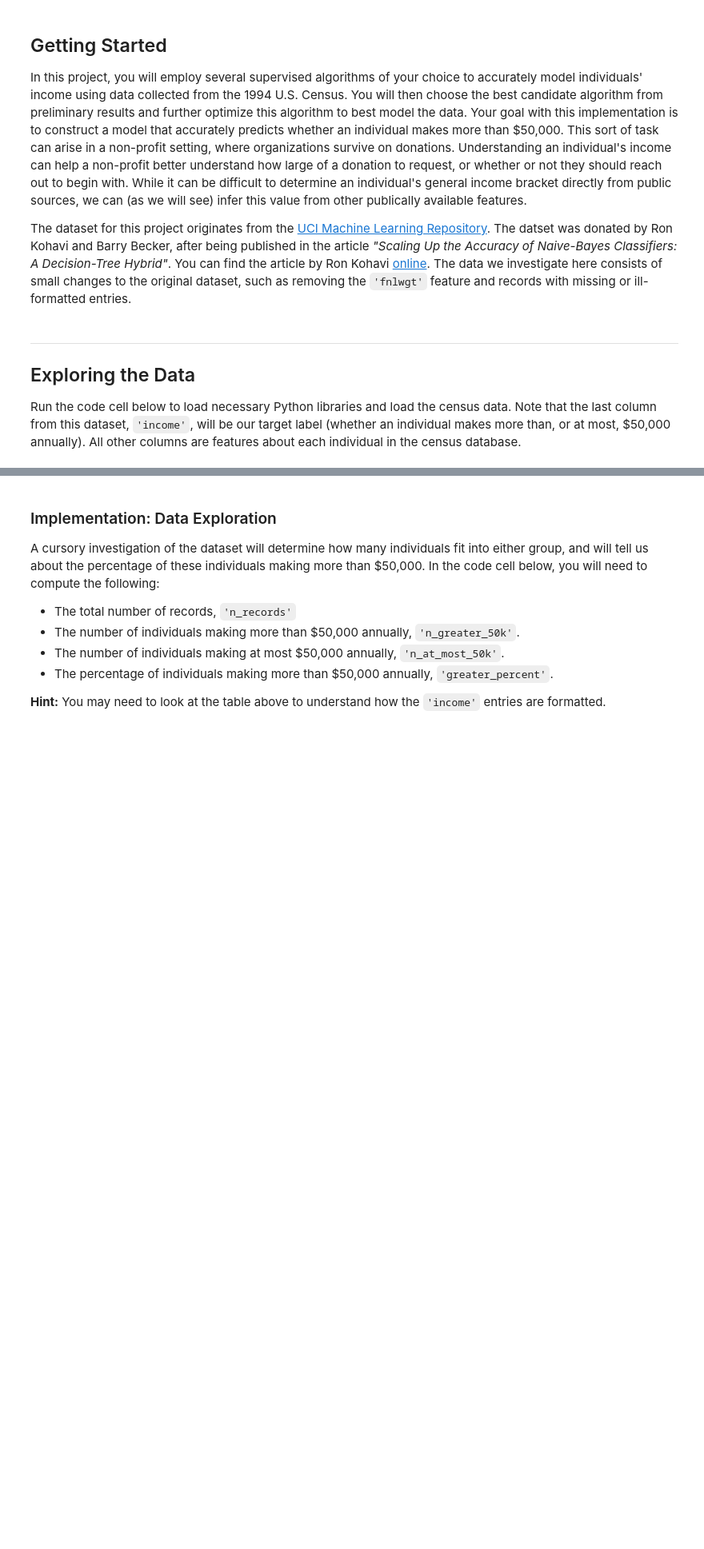
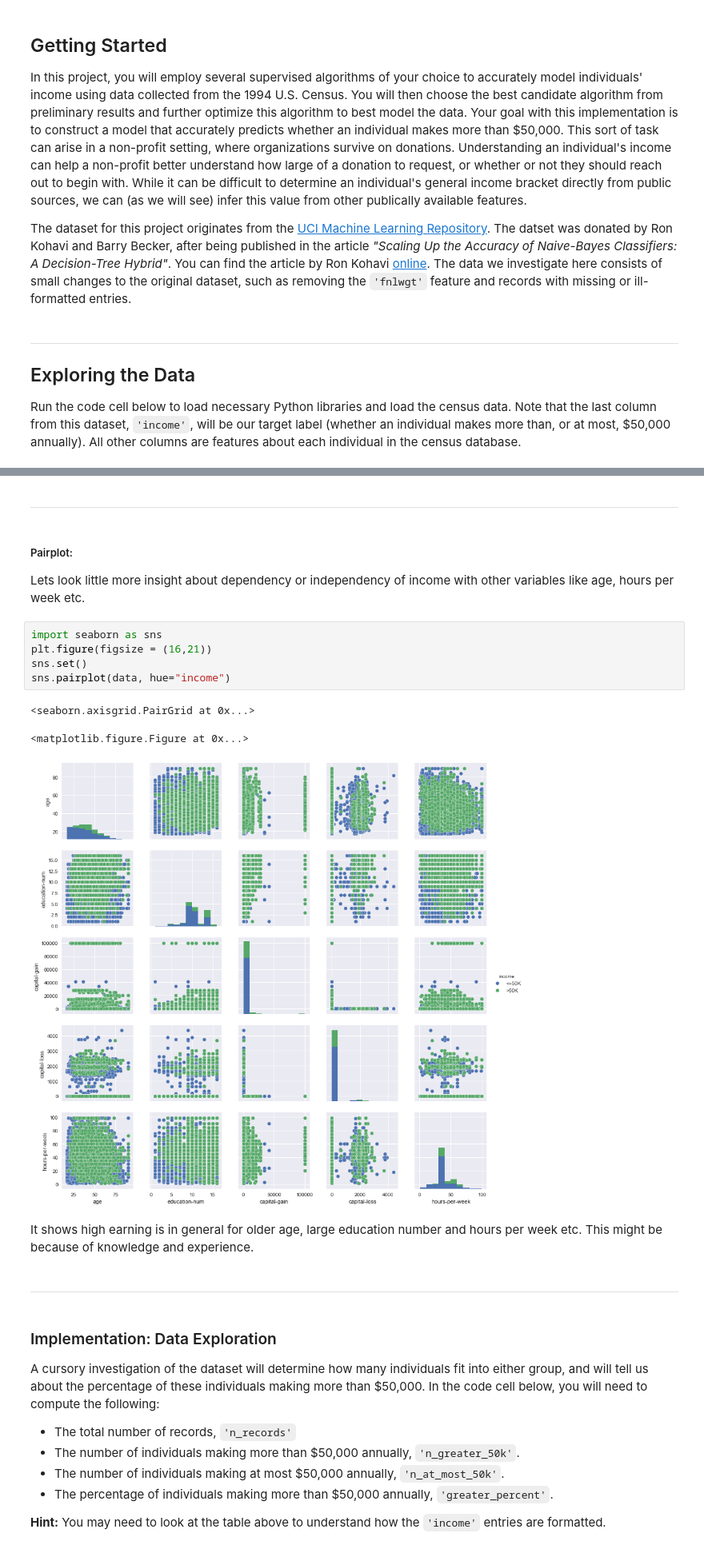
Before and after one commit to Vasuji/MLND-projects, a Jupyter notebook: finding_donors/finding_donors.ipynb, the cells around one changed output, grey strips where cells are left out. Shown at 80% size. Drawn from its saved outputs; the diff is of its cells as text; blank space fills up the shorter version.

```diff
--- a/finding_donors/finding_donors.ipynb
+++ b/finding_donors/finding_donors.ipynb
@@ -64,3 +106,21 @@ data.shape
+# %% [markdown]
+-----------
+# %% [markdown]
+##### Pairplot:
+Lets look little more insight about dependency or independency of income with other variables like age, hours per week etc.
+# %%
+import seaborn as sns
+plt.figure(figsize = (16,21))
+sns.set()
+sns.pairplot(data, hue="income")
+# %% [output]
+<seaborn.axisgrid.PairGrid at 0x...>
+<matplotlib.figure.Figure at 0x...>
+[figure, added]
+# %% [markdown]
+It shows high earning is in general for older age, large education number and hours per week etc. This might be because of knowledge and experience.
+# %% [markdown]
+---------
 # %% [markdown]
 ### Implementation: Data Exploration
 A cursory investigation of the dataset will determine how many individuals fit into either group, and will tell us about the percentage of these individuals making more than \$50,000. In the code cell below, you will need to compute the following:
```
Also changed, not shown: parts of 40 cells of this notebook, 3 other files.
